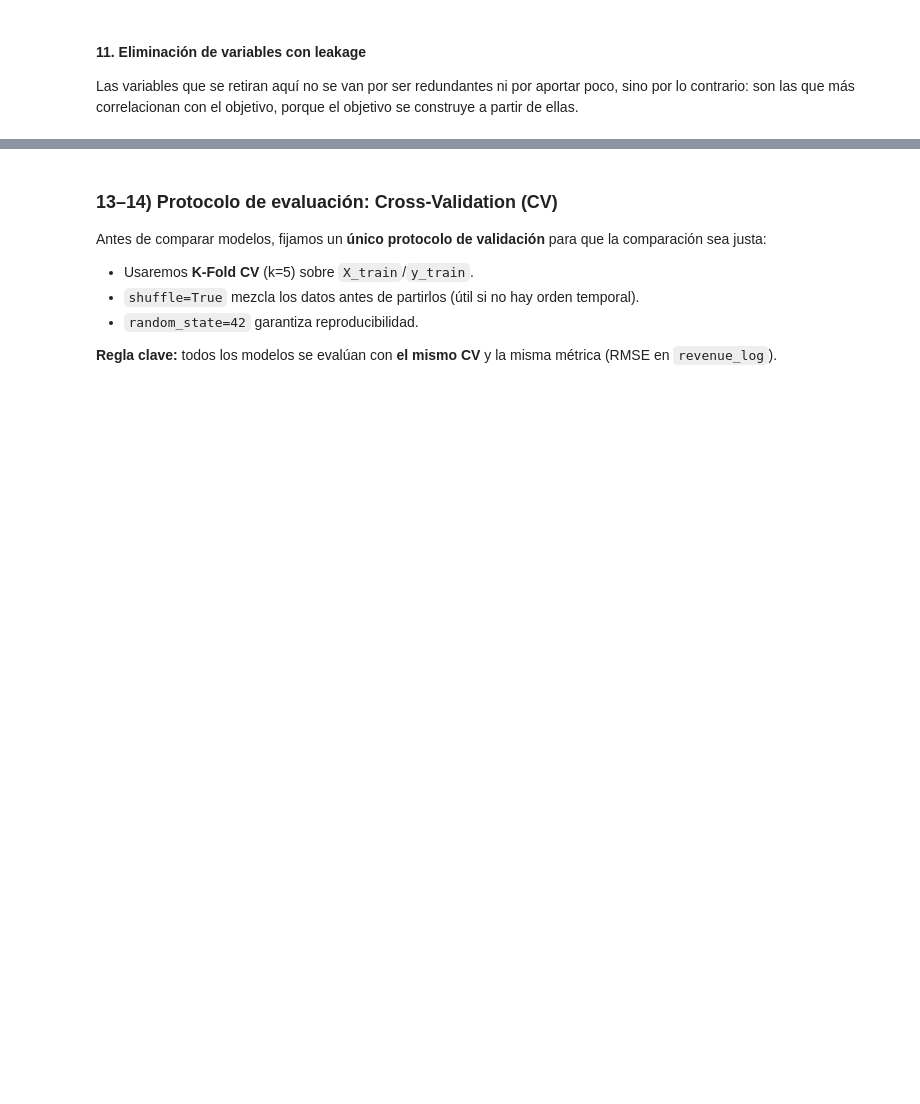
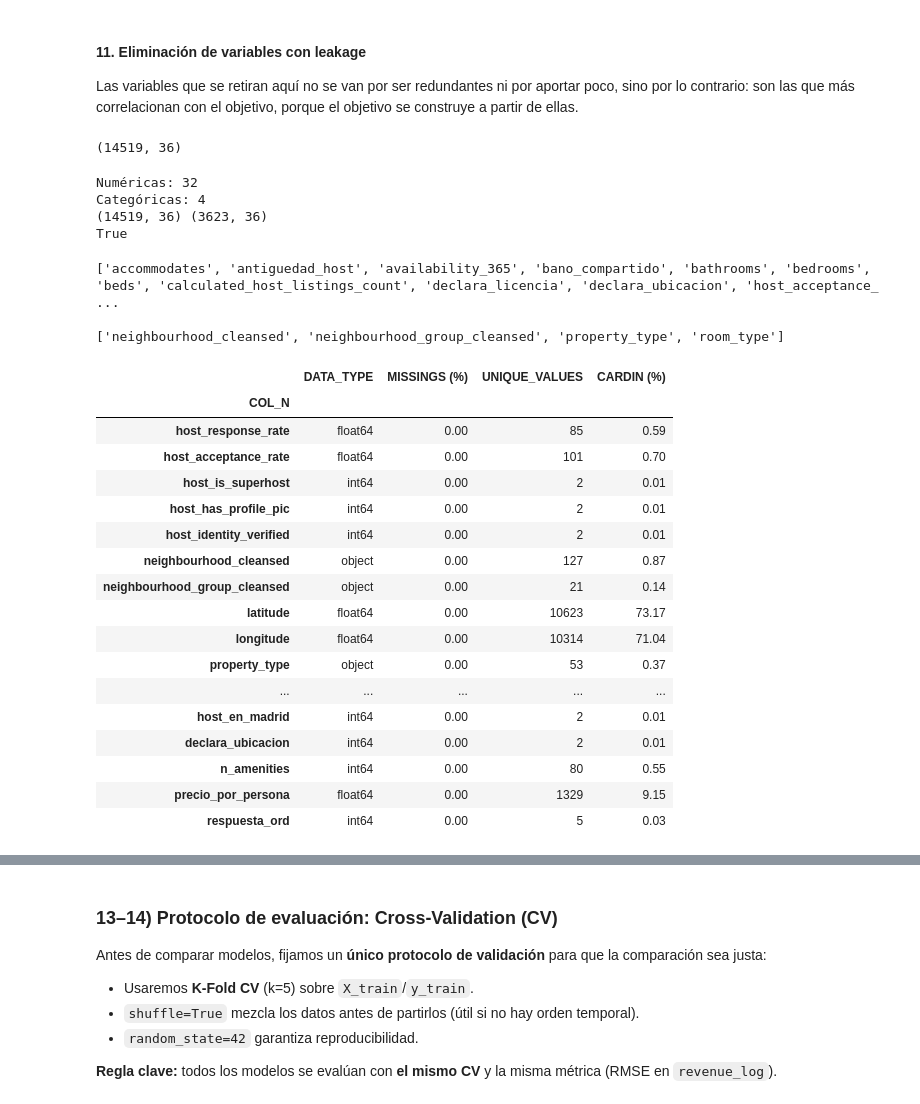
Before and after one commit to HimuraFresh/madrid-rental-revenue-prediction, a Jupyter notebook: notebooks/main.ipynb, the cells around one changed output, grey strips where cells are left out. Drawn from its saved outputs; the diff is of its cells as text; code cells hidden in the pictures; blank space fills up the shorter version.

```diff
--- a/notebooks/main.ipynb
+++ b/notebooks/main.ipynb
@@ -2307,3 +2309,63 @@ Las cuatro categóricas restantes (barrio, distrito, `room_type` y
 Las variables que se retiran aquí no se van por ser redundantes ni por aportar
 poco, sino por lo contrario: son las que más correlacionan con el objetivo,
 porque el objetivo se construye a partir de ellas.
+# %%
+# Las variables que construyen el target y el historial de reseñas del anuncio
+
+leakage_drop = ["estimated_occupancy_l365d",
+                "number_of_reviews",
+                "number_of_reviews_ltm",
+                "number_of_reviews_ly",
+                "number_of_reviews_l30d",
+                "reviews_per_month",
+                "first_review",
+                "last_review"]
+
+X_train = X_train.drop(columns= leakage_drop, errors="ignore")
+X_test = X_test.drop(columns= leakage_drop, errors="ignore")
+
+X_train.shape
+# %% [output]
+(14519, 36)
+# %%
+num_cols = X_train.select_dtypes(include=["int64", "float64"]).columns.tolist()
+cat_cols = X_train.select_dtypes(include= "object").columns.tolist()
+
+print("Numéricas:", len(num_cols))
+print("Categóricas:", len(cat_cols))
+print(X_train.shape, X_test.shape)
+print(set(X_train.columns) == set(X_test.columns))
+# %% [output]
+Numéricas: 32
+Categóricas: 4
+(14519, 36) (3623, 36)
+True
+# %%
+print(sorted(num_cols))
+print()
+print(sorted(cat_cols))
+# %% [output]
+['accommodates', 'antiguedad_host', 'availability_365', 'bano_compartido', 'bathrooms', 'bedrooms', 'beds', 'calculated_host_listings_count', 'declara_licencia', 'declara_ubicacion', 'host_acceptance_ ...
+
+['neighbourhood_cleansed', 'neighbourhood_group_cleansed', 'property_type', 'room_type']
+# %%
+data_report(X_train).T
+# %% [output]
+|  | DATA_TYPE | MISSINGS (%) | UNIQUE_VALUES | CARDIN (%) |
+| COL_N |  |  |  |  |
+| host_response_rate | float64 | 0.00 | 85 | 0.59 |
+| host_acceptance_rate | float64 | 0.00 | 101 | 0.70 |
+| host_is_superhost | int64 | 0.00 | 2 | 0.01 |
+| host_has_profile_pic | int64 | 0.00 | 2 | 0.01 |
+| host_identity_verified | int64 | 0.00 | 2 | 0.01 |
+| neighbourhood_cleansed | object | 0.00 | 127 | 0.87 |
+| neighbourhood_group_cleansed | object | 0.00 | 21 | 0.14 |
+| latitude | float64 | 0.00 | 10623 | 73.17 |
+| longitude | float64 | 0.00 | 10314 | 71.04 |
+| property_type | object | 0.00 | 53 | 0.37 |
+| ... | ... | ... | ... | ... |
+| host_en_madrid | int64 | 0.00 | 2 | 0.01 |
+| declara_ubicacion | int64 | 0.00 | 2 | 0.01 |
+| n_amenities | int64 | 0.00 | 80 | 0.55 |
+| precio_por_persona | float64 | 0.00 | 1329 | 9.15 |
+| respuesta_ord | int64 | 0.00 | 5 | 0.03 |
```
Also changed, not shown: parts of 16 cells of this notebook.
